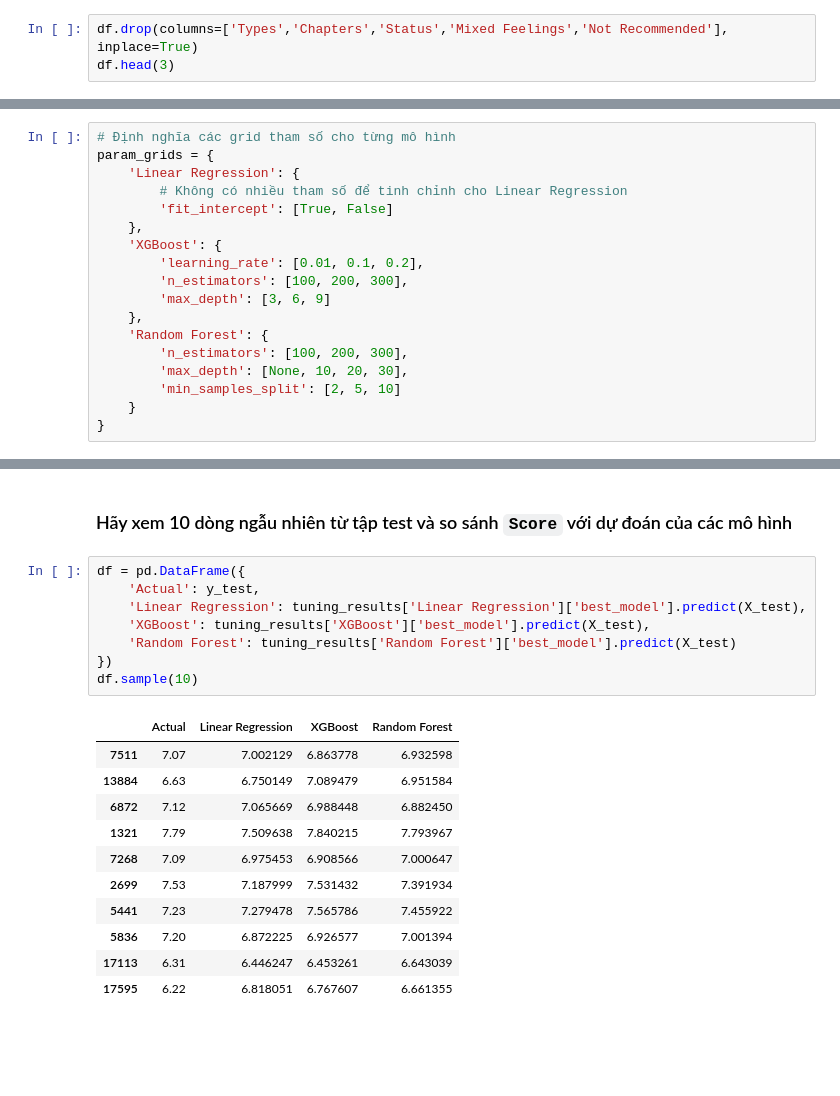
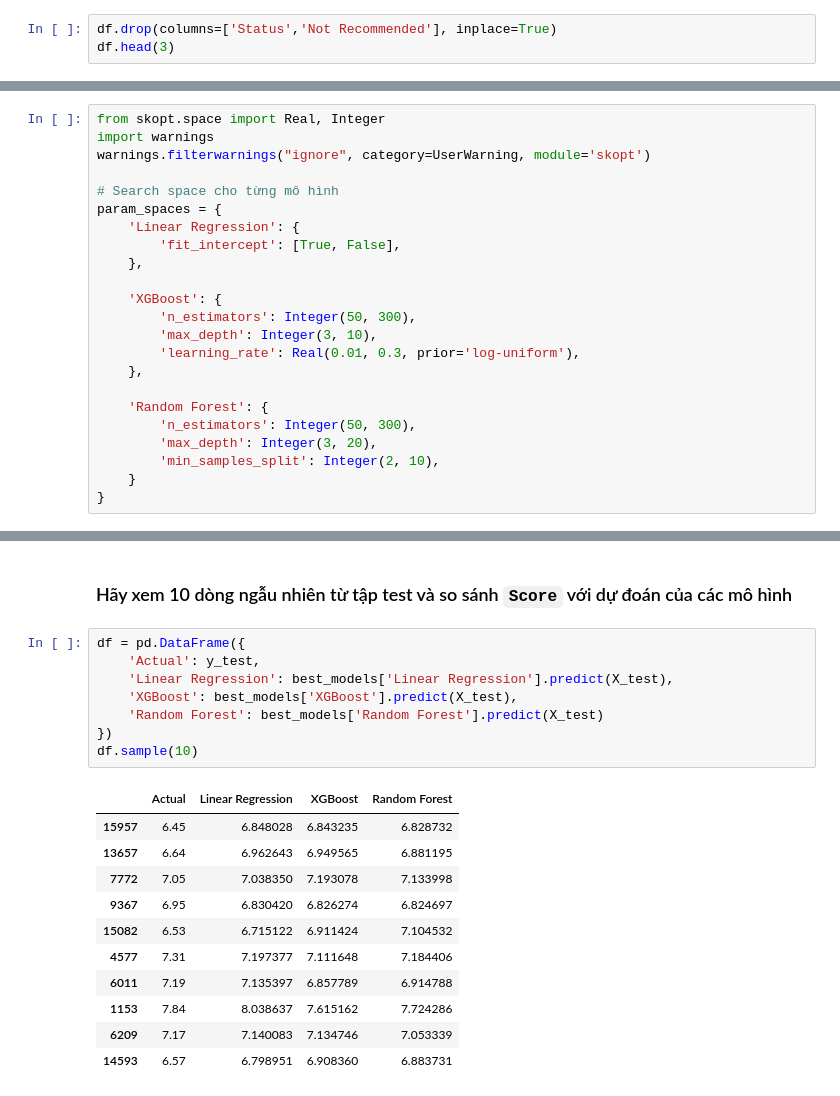
Before and after one commit to hahuy2004/FinalProject_IntroductionDS, a Jupyter notebook: Data_Modeling/data_modeling.ipynb, the cells around one changed output, grey strips where cells are left out. Cells and saved outputs as stored; diff of their text form; blank space fills up the shorter version.

```diff
--- a/Data_Modeling/data_modeling.ipynb
+++ b/Data_Modeling/data_modeling.ipynb
@@ -139,4 +139,4 @@ Nhìn vào ma trận tương quan trên thì sẽ xóa những đặc trưng có
 # %%
-df.drop(columns=['Types','Chapters','Status','Mixed Feelings','Not Recommended'], inplace=True)
+df.drop(columns=['Status','Not Recommended'], inplace=True)
 df.head(3)
 # %% [output]
@@ -550,19 +538,24 @@ Bằng cách thử nghiệm và fine-tuning các tham số khác nhau của từ
 # %%
-# Định nghĩa các grid tham số cho từng mô hình
-param_grids = {
+from skopt.space import Real, Integer
+import warnings
+warnings.filterwarnings("ignore", category=UserWarning, module='skopt')
+
+# Search space cho từng mô hình
+param_spaces = {
     'Linear Regression': {
-        # Không có nhiều tham số để tinh chỉnh cho Linear Regression
-        'fit_intercept': [True, False]
+        'fit_intercept': [True, False],
     },
+
     'XGBoost': {
-        'learning_rate': [0.01, 0.1, 0.2],
-        'n_estimators': [100, 200, 300],
-        'max_depth': [3, 6, 9]
+        'n_estimators': Integer(50, 300),
+        'max_depth': Integer(3, 10),
+        'learning_rate': Real(0.01, 0.3, prior='log-uniform'),
     },
+
     'Random Forest': {
-        'n_estimators': [100, 200, 300],
-        'max_depth': [None, 10, 20, 30],
-        'min_samples_split': [2, 5, 10]
+        'n_estimators': Integer(50, 300),
+        'max_depth': Integer(3, 20),
+        'min_samples_split': Integer(2, 10),
     }
 }
 # %% [markdown]
@@ -632,20 +692,20 @@ plot_metrics(evaluation_models)
 # %%
 df = pd.DataFrame({
     'Actual': y_test,
-    'Linear Regression': tuning_results['Linear Regression']['best_model'].predict(X_test),
-    'XGBoost': tuning_results['XGBoost']['best_model'].predict(X_test),
-    'Random Forest': tuning_results['Random Forest']['best_model'].predict(X_test)
+    'Linear Regression': best_models['Linear Regression'].predict(X_test),
+    'XGBoost': best_models['XGBoost'].predict(X_test),
+    'Random Forest': best_models['Random Forest'].predict(X_test)
 })
 df.sample(10)
 # %% [output]
 |  | Actual | Linear Regression | XGBoost | Random Forest |
-| 7511 | 7.07 | 7.002129 | 6.863778 | 6.932598 |
-| 13884 | 6.63 | 6.750149 | 7.089479 | 6.951584 |
-| 6872 | 7.12 | 7.065669 | 6.988448 | 6.882450 |
-| 1321 | 7.79 | 7.509638 | 7.840215 | 7.793967 |
-| 7268 | 7.09 | 6.975453 | 6.908566 | 7.000647 |
-| 2699 | 7.53 | 7.187999 | 7.531432 | 7.391934 |
-| 5441 | 7.23 | 7.279478 | 7.565786 | 7.455922 |
-| 5836 | 7.20 | 6.872225 | 6.926577 | 7.001394 |
-| 17113 | 6.31 | 6.446247 | 6.453261 | 6.643039 |
-| 17595 | 6.22 | 6.818051 | 6.767607 | 6.661355 |
+| 15957 | 6.45 | 6.848028 | 6.843235 | 6.828732 |
+| 13657 | 6.64 | 6.962643 | 6.949565 | 6.881195 |
+| 7772 | 7.05 | 7.038350 | 7.193078 | 7.133998 |
+| 9367 | 6.95 | 6.830420 | 6.826274 | 6.824697 |
+| 15082 | 6.53 | 6.715122 | 6.911424 | 7.104532 |
+| 4577 | 7.31 | 7.197377 | 7.111648 | 7.184406 |
+| 6011 | 7.19 | 7.135397 | 6.857789 | 6.914788 |
+| 1153 | 7.84 | 8.038637 | 7.615162 | 7.724286 |
+| 6209 | 7.17 | 7.140083 | 7.134746 | 7.053339 |
+| 14593 | 6.57 | 6.798951 | 6.908360 | 6.883731 |
```
Also changed, not shown: parts of 16 cells of this notebook.
